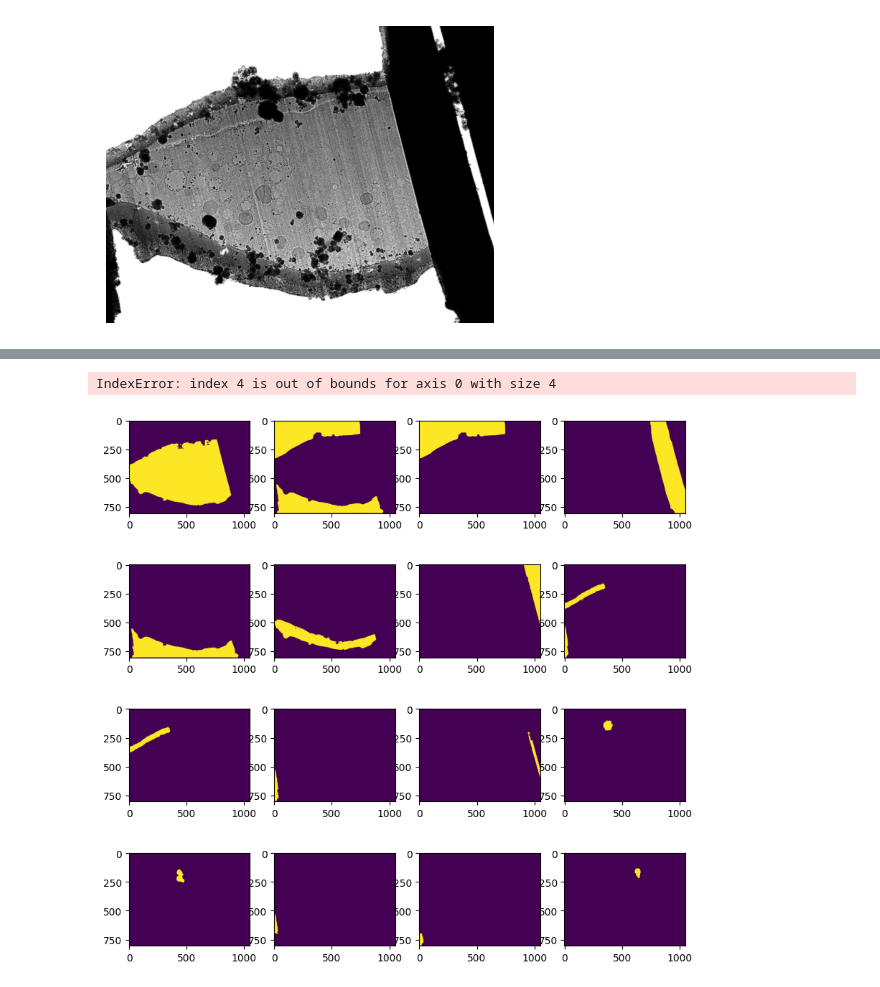
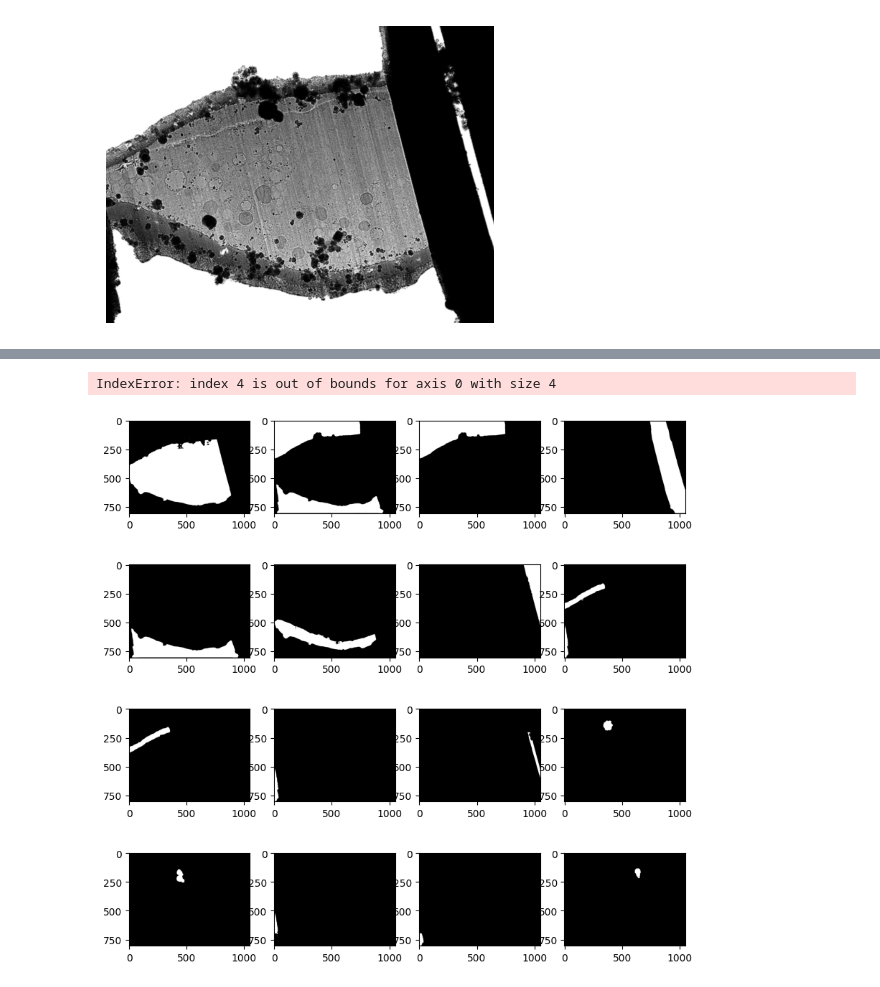
Before and after one commit to Sarztak/flm-tem-correlation, a Jupyter notebook: automatic_mask_generator_flm_tem.ipynb, the cells around one changed output, grey strips where cells are left out. Cells and saved outputs as stored; diff of their text form; code cells hidden in the pictures.

```diff
--- a/automatic_mask_generator_flm_tem.ipynb
+++ b/automatic_mask_generator_flm_tem.ipynb
@@ -79,7 +77,7 @@ sam.to(device=device)
 # %%
 mask_generator = SamAutomaticMaskGenerator(
     model=sam,
-    points_per_side=8,
+    points_per_side=32,
     pred_iou_thresh=0.86,
     stability_score_thresh=0.92,
     # crop_n_layers=1,
@@ -87,5 +85,5 @@ mask_generator = SamAutomaticMaskGenerator(
     # min_mask_region_area=100
 )
 # %%
-image_flm_coloured = show_image('/content/flm_coloured.png')
+image_flm_coloured = show_image('/content/flm_coloured_2.png')
 # %% [output]
@@ -109,5 +107,5 @@ fig, ax = plt.subplots(4, 4, figsize=(10, 10))
 for i in range(len(masks_flm_coloured)):
     row = i // 4
     col = i % 4
-    ax[row, col].imshow(masks_flm_coloured[i]['segmentation'])
+    ax[row, col].imshow(masks_flm_coloured[i]['segmentation'], cmap='gray')
 # %% [output]
@@ -137,10 +140,10 @@ plt.imshow(masks_tem[0]['segmentation'])
 # %%
 # total 13 masks 4 x 3 grid
 fig, ax = plt.subplots(4, 4, figsize=(10, 10))
-for i in range(len(masks_tem[:27])):
+for i in range(len(masks_tem)):
     row = i // 4
     col = i % 4
-    ax[row, col].imshow(masks_tem[i]['segmentation'])
+    ax[row, col].imshow(masks_tem[i]['segmentation'], cmap='gray')
 # %% [output]
 IndexError: index 4 is out of bounds for axis 0 with size 4
-[figure, old version]
+[figure, new version]
```
Also changed, not shown: parts of 22 cells of this notebook.
